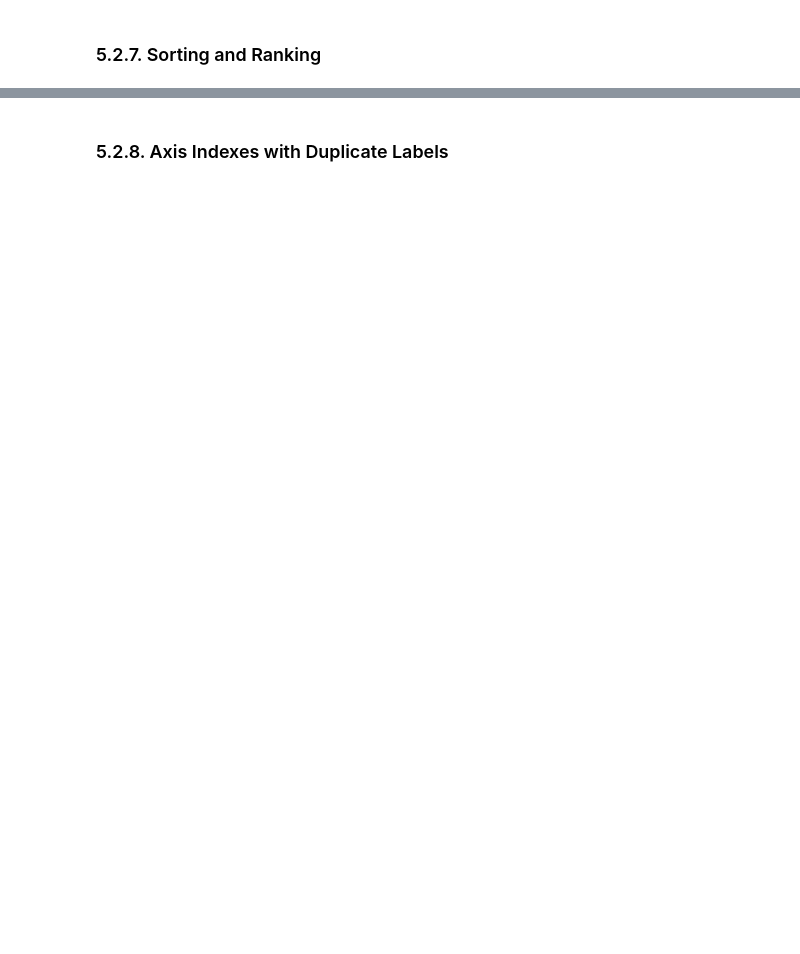
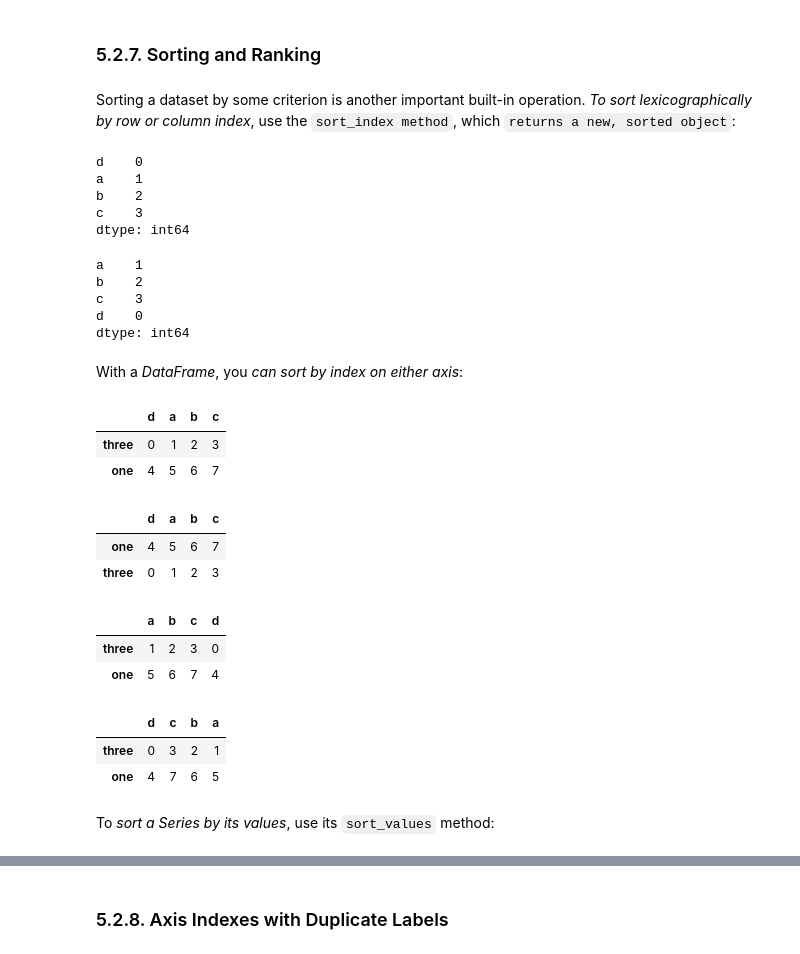
Before and after one commit to quangphu1912/Py-data-analysis-McKinney, a Jupyter notebook: 05_Getting Started with pandas.ipynb, the cells around one changed output, grey strips where cells are left out. Saved outputs shown, nothing was run; the diff lists cells and outputs as text; code cells hidden in the pictures; blank space fills up the shorter version.

```diff
--- a/05_Getting Started with pandas.ipynb
+++ b/05_Getting Started with pandas.ipynb
@@ -1318,16 +1372,56 @@ frame['e'].map(format)
 # %% [markdown]
 ### 5.2.7. Sorting and Ranking
+# %% [markdown]
+Sorting a dataset by some criterion is another important built-in operation. *To sort lexicographically by row or column index*, use the `sort_index method`, which `returns a new, sorted object`:
 # %%
 obj = pd.Series(range(4), index=['d', 'a', 'b', 'c'])
-obj.sort_index()
+obj
+# %% [output]
+d    0
+a    1
+b    2
+c    3
+dtype: int64
+# %%
+obj.sort_index()
+# %% [output]
+a    1
+b    2
+c    3
+d    0
+dtype: int64
+# %% [markdown]
+With a *DataFrame*, you *can sort by index on either axis*:
 # %%
 frame = pd.DataFrame(np.arange(8).reshape((2, 4)),
                      index=['three', 'one'],
                      columns=['d', 'a', 'b', 'c'])
-frame.sort_index()
-frame.sort_index(axis=1)
+frame
+# %% [output]
+|  | d | a | b | c |
+| three | 0 | 1 | 2 | 3 |
+| one | 4 | 5 | 6 | 7 |
+# %%
+frame.sort_index() #sort by row
+# %% [output]
+|  | d | a | b | c |
+| one | 4 | 5 | 6 | 7 |
+| three | 0 | 1 | 2 | 3 |
 # %%
-frame.sort_index(axis=1, ascending=False)
+frame.sort_index(axis=1) #sort by column
+# %% [output]
+|  | a | b | c | d |
+| three | 1 | 2 | 3 | 0 |
+| one | 5 | 6 | 7 | 4 |
+# %%
+#The data is sorted in ascending order by default, but can be sorted in descending order, too:
+frame.sort_index(axis=1, ascending=False)
+# %% [output]
+|  | d | c | b | a |
+| three | 0 | 3 | 2 | 1 |
+| one | 4 | 7 | 6 | 5 |
+# %% [markdown]
+To *sort a Series by its values*, use its `sort_values` method:
 # %%
 obj = pd.Series([4, 7, -3, 2])
 obj.sort_values()
```
Also changed, not shown: parts of 96 cells of this notebook.
